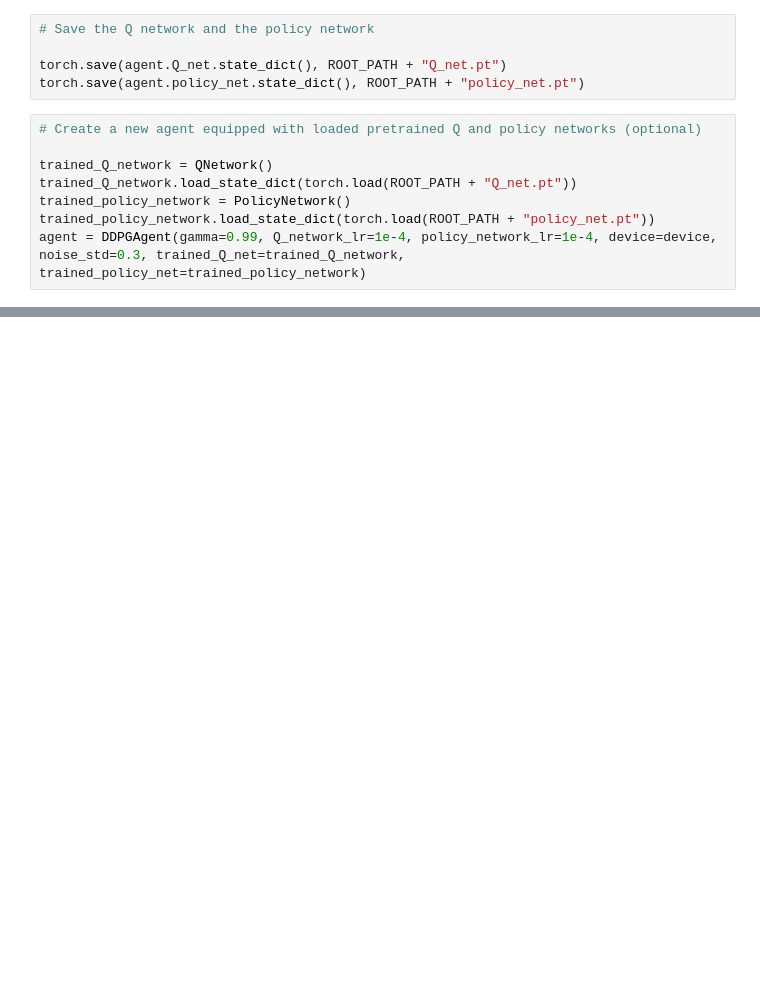
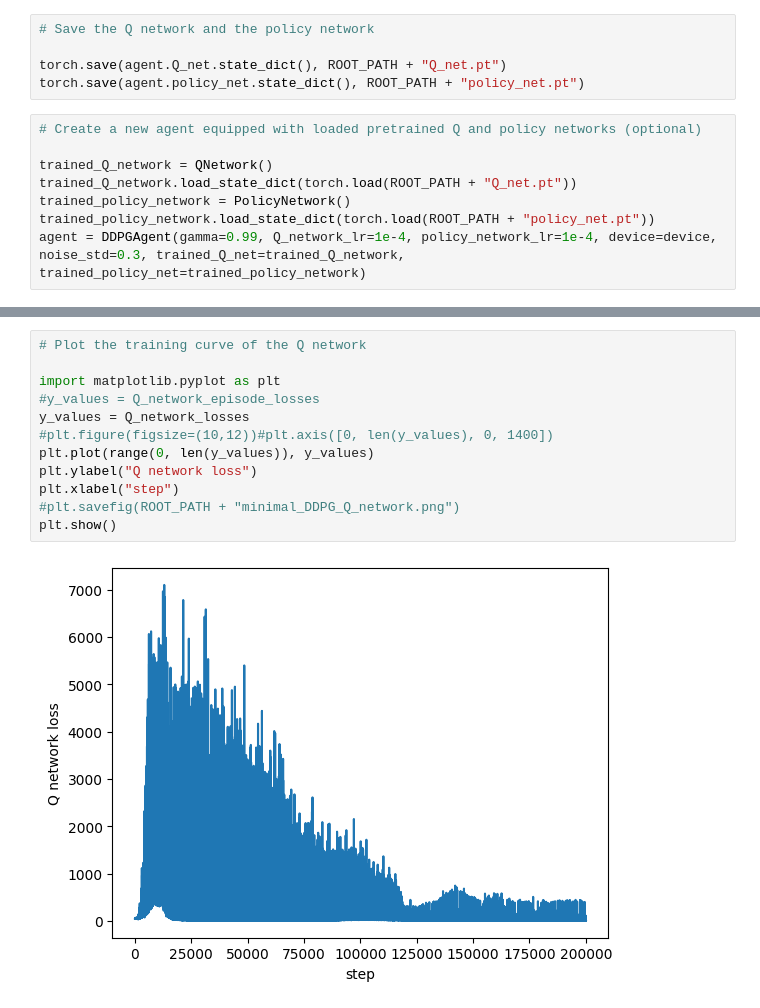
Before and after one commit to Quinten-D/RL-inverted-pendulum, a Jupyter notebook: miniproject.ipynb, the cells around one changed output, grey strips where cells are left out. Cells and saved outputs as stored; diff of their text form; blank space fills up the shorter version.

```diff
--- a/miniproject.ipynb
+++ b/miniproject.ipynb
@@ -656,0 +771,14 @@ with imageio.get_writer(ROOT_PATH + "minimal_DDPG.gif", mode='I', duration=0.1)
+# %%
+# Plot the training curve of the Q network
+
+import matplotlib.pyplot as plt
+#y_values = Q_network_episode_losses
+y_values = Q_network_losses
+#plt.figure(figsize=(10,12))#plt.axis([0, len(y_values), 0, 1400])
+plt.plot(range(0, len(y_values)), y_values)
+plt.ylabel("Q network loss")
+plt.xlabel("step")
+#plt.savefig(ROOT_PATH + "minimal_DDPG_Q_network.png")
+plt.show()
+# %% [output]
+[figure, added]
```
Also changed, not shown: parts of 40 cells of this notebook.
